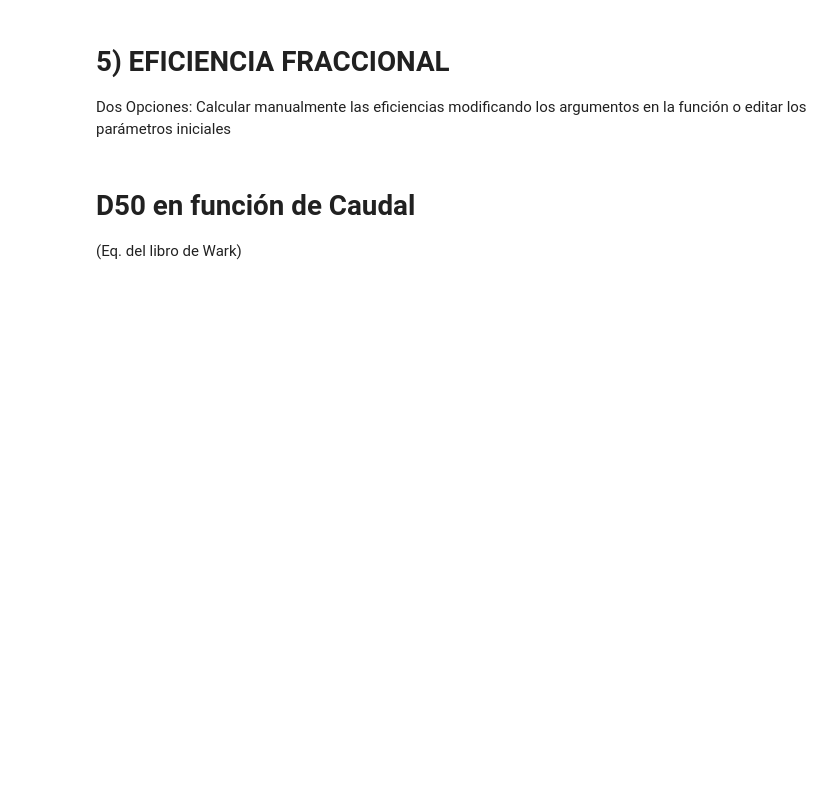
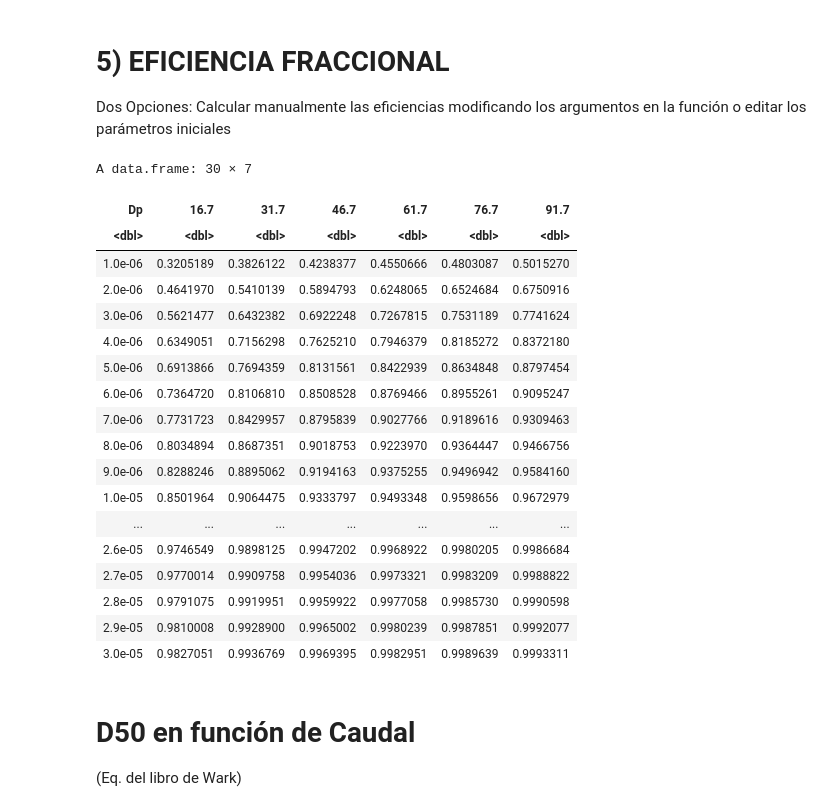
Before and after one commit to jdgargiulo/Lectures, a Jupyter notebook: Script_de_evaluación_de_ciclones_V_2.ipynb, the cells around one changed output. Saved outputs shown, nothing was run; the diff lists cells and outputs as text; code cells hidden in the pictures; blank space fills up the shorter version.

```diff
--- a/Script_de_evaluación_de_ciclones_V_2.ipynb
+++ b/Script_de_evaluación_de_ciclones_V_2.ipynb
@@ -107,15 +106,35 @@ Dos Opciones: Calcular manualmente las eficiencias modificando los argumentos en
 # %%
 
 Eficiencia<-function(caudal, diametro){
              Ti<-(rop*diametro**2)/(18*0.0000174)
              1-exp(-2*(G*Ti*caudal*(n+1)/Dc**3)**(0.5/(n+1)))}
 
 #Eficiencia(caudal=Q[2], diametro=Dp)
 
 dflist <- lapply(Q, Eficiencia, Dp)
 res<-data.frame(Dp,sapply(dflist,c))
 colnames(res)<-c("Dp",flow)
-res[1]
+res[]
+# %% [output]
+A data.frame: 30 × 7
+| Dp | 16.7 | 31.7 | 46.7 | 61.7 | 76.7 | 91.7 |
+| <dbl> | <dbl> | <dbl> | <dbl> | <dbl> | <dbl> | <dbl> |
+| 1.0e-06 | 0.3205189 | 0.3826122 | 0.4238377 | 0.4550666 | 0.4803087 | 0.5015270 |
+| 2.0e-06 | 0.4641970 | 0.5410139 | 0.5894793 | 0.6248065 | 0.6524684 | 0.6750916 |
+| 3.0e-06 | 0.5621477 | 0.6432382 | 0.6922248 | 0.7267815 | 0.7531189 | 0.7741624 |
+| 4.0e-06 | 0.6349051 | 0.7156298 | 0.7625210 | 0.7946379 | 0.8185272 | 0.8372180 |
+| 5.0e-06 | 0.6913866 | 0.7694359 | 0.8131561 | 0.8422939 | 0.8634848 | 0.8797454 |
+| 6.0e-06 | 0.7364720 | 0.8106810 | 0.8508528 | 0.8769466 | 0.8955261 | 0.9095247 |
+| 7.0e-06 | 0.7731723 | 0.8429957 | 0.8795839 | 0.9027766 | 0.9189616 | 0.9309463 |
+| 8.0e-06 | 0.8034894 | 0.8687351 | 0.9018753 | 0.9223970 | 0.9364447 | 0.9466756 |
+| 9.0e-06 | 0.8288246 | 0.8895062 | 0.9194163 | 0.9375255 | 0.9496942 | 0.9584160 |
+| 1.0e-05 | 0.8501964 | 0.9064475 | 0.9333797 | 0.9493348 | 0.9598656 | 0.9672979 |
+| ... | ... | ... | ... | ... | ... | ... |
+| 2.6e-05 | 0.9746549 | 0.9898125 | 0.9947202 | 0.9968922 | 0.9980205 | 0.9986684 |
+| 2.7e-05 | 0.9770014 | 0.9909758 | 0.9954036 | 0.9973321 | 0.9983209 | 0.9988822 |
+| 2.8e-05 | 0.9791075 | 0.9919951 | 0.9959922 | 0.9977058 | 0.9985730 | 0.9990598 |
+| 2.9e-05 | 0.9810008 | 0.9928900 | 0.9965002 | 0.9980239 | 0.9987851 | 0.9992077 |
+| 3.0e-05 | 0.9827051 | 0.9936769 | 0.9969395 | 0.9982951 | 0.9989639 | 0.9993311 |
 # %% [markdown]
 # D50 en función de Caudal
 (Eq. del libro de Wark)
```
Also changed, not shown: parts of 10 cells of this notebook.
